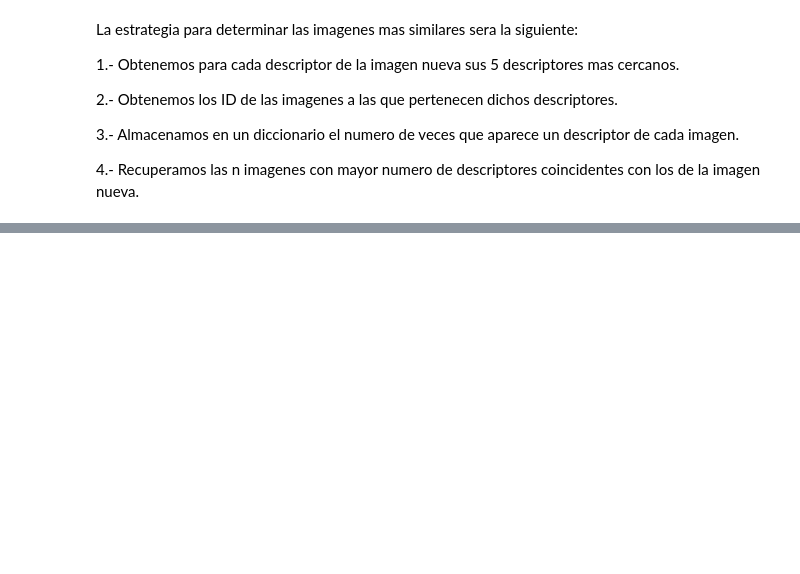
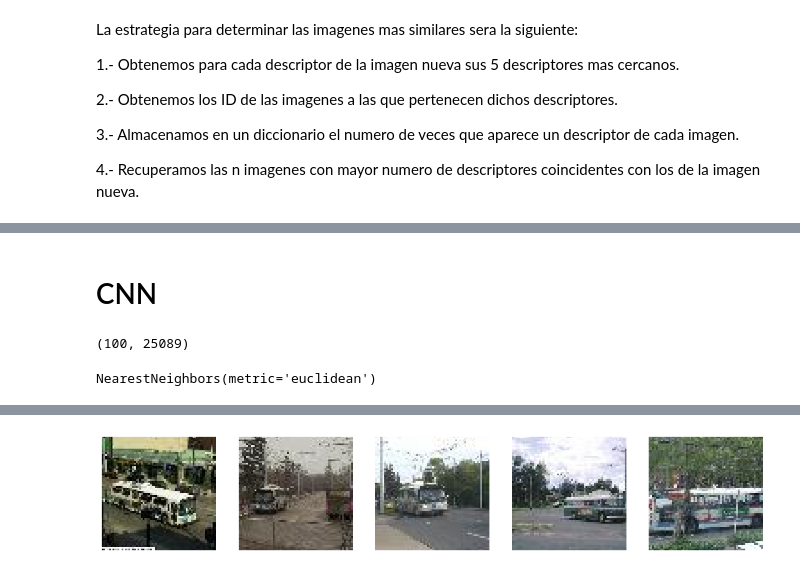
Before and after one commit to MrGG14/CBIR, a Jupyter notebook: CBIR.ipynb, the cells around one changed output, grey strips where cells are left out. Saved outputs shown, nothing was run; the diff lists cells and outputs as text; code cells hidden in the pictures; blank space fills up the shorter version.

```diff
--- a/CBIR.ipynb
+++ b/CBIR.ipynb
@@ -110,0 +119,2 @@ display_n_similar(counts, 8)
+# %% [markdown]
+# CNN
@@ -110,0 +128,48 @@ display_n_similar(counts, 8)
+# %%
+caracteristics = np.empty((0,25089))
+for i in range(0, 100):
+  im = cv2.cvtColor(cv2.imread(f'n04487081_{i}.JPEG'), cv2.COLOR_BGR2RGB)
+  # Redimensionar la imagen al tamaño requerido por el modelo
+  target_size = (224, 224)
+  im = cv2.resize(im, target_size)
+  # Agregar una dimensión
+  im = np.expand_dims(im, axis=0)
+  # Normalizar la imagen
+  im = preprocess_input(im)
+
+  # Extraer las características de la imagen
+  caracteristics_img = model.predict(im, verbose=0)
+  caracteristics_flat = caracteristics_img.reshape(1, -1)
+  caracteristics_flat = np.insert(caracteristics_flat, 0, str(i), axis=1)
+  caracteristics =  np.vstack([caracteristics, caracteristics_flat])
+# %%
+caracteristics.shape
+# %% [output]
+(100, 25089)
+# %%
+from sklearn.neighbors import NearestNeighbors
+knn = NearestNeighbors(n_neighbors=5, algorithm='auto', metric='euclidean')
+
+caracteristics_train = caracteristics[:, 1:]
+knn.fit(caracteristics_train)
+# %% [output]
+NearestNeighbors(metric='euclidean')
+# %%
+im = cv2.cvtColor(cv2.imread('n04487081_3.JPEG'), cv2.COLOR_BGR2RGB)
+# Redimensionar la imagen al tamaño requerido por el modelo
+target_size = (224, 224)
+im = cv2.resize(im, target_size)
+# Agregar una dimensión
+im = np.expand_dims(im, axis=0)
+# Normalizar la imagen
+im = preprocess_input(im)
+
+# Extraer las características de la imagen
+caracteristics_img = model.predict(im)
+caracteristics_flat = caracteristics_img.reshape(1, -1)
+distance, indice = knn.kneighbors(caracteristics_flat, n_neighbors=5)
+
+
+
+display_n_similar(indice[0], 8)
+# %% [output]
@@ -110,0 +178 @@ display_n_similar(counts, 8)
+[figure, added]
```
Also changed, not shown: parts of 9 cells of this notebook.
